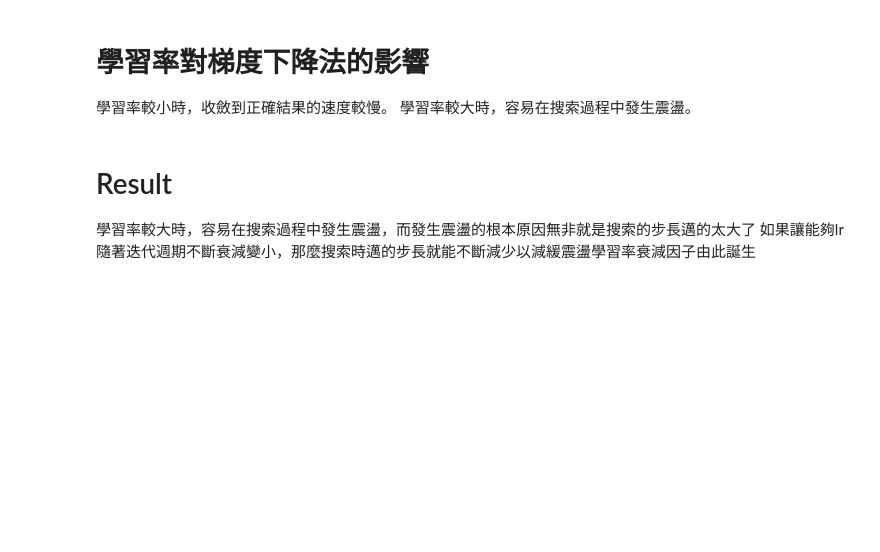
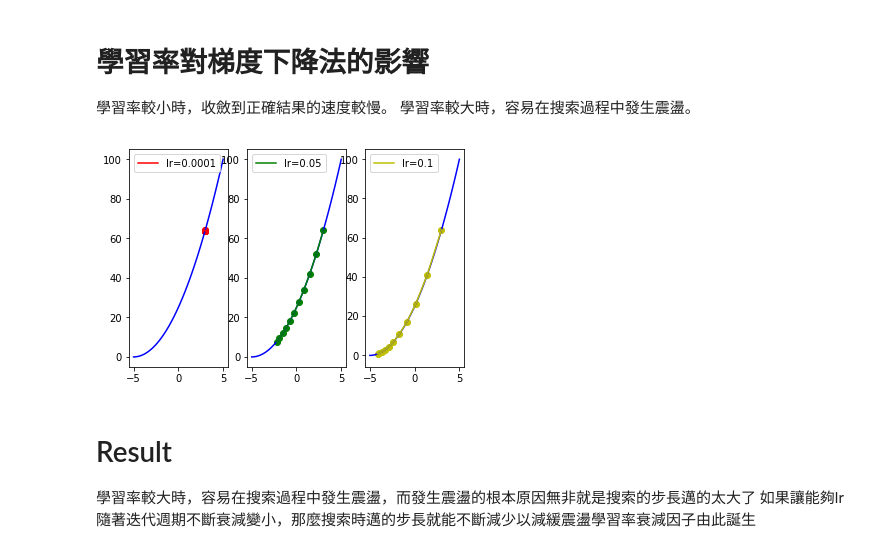
Before and after one commit to ray031083/2nd-ML100Days, a Jupyter notebook: homework/Day74-Gradient_Descent_HW.ipynb, the cells around one changed output. Saved outputs shown, nothing was run; the diff lists cells and outputs as text; code cells hidden in the pictures; blank space fills up the shorter version.

```diff
--- a/homework/Day74-Gradient_Descent_HW.ipynb
+++ b/homework/Day74-Gradient_Descent_HW.ipynb
@@ -76,26 +76,28 @@ plt.show()
 # %%
 line_x = np.linspace(-5, 5, 100)
 line_y = func(line_x)
 plt.figure('Gradient Desent: Learning Rate')
 
-'''
-w_init
-epochs
+
+w_init = 3
+epochs = 10
 x = w_init
-lr = [........]
-'''
+lr = [0.0001, 0.05, 0.1]
+
 
 color = ['r', 'g', 'y']
 size = np.ones(epochs+1) * 10
 size[-1] = 70
 for i in range(len(lr)):
     x = GD(w_init, dfunc, epochs, lr=lr[i])
     plt.subplot(1, 3, i+1)
     plt.plot(line_x, line_y, c='b')
     plt.plot(x, func(x), c=color[i], label='lr={}'.format(lr[i]))
     plt.scatter(x, func(x), c=color[i])
     plt.legend()
 plt.show()
+# %% [output]
+[figure, added]
 # %% [markdown]
 # Result
 學習率較大時，容易在搜索過程中發生震盪，而發生震盪的根本原因無非就是搜索的步長邁的太大了
```
Also changed, not shown: parts of 2 cells of this notebook.
